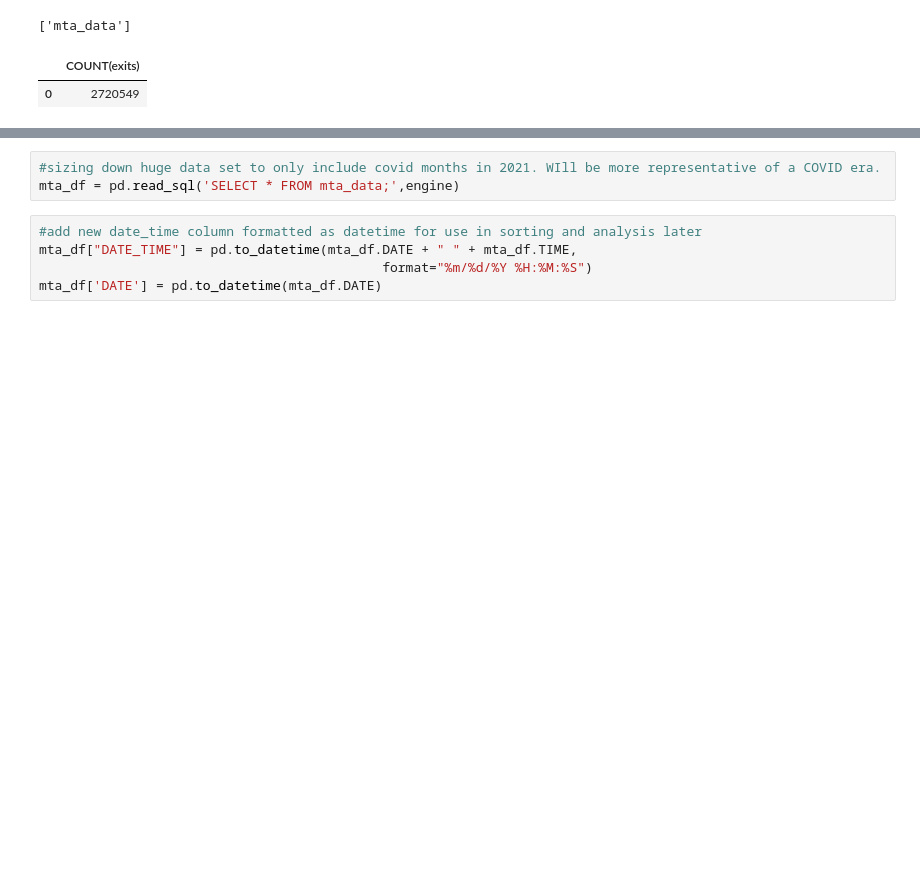
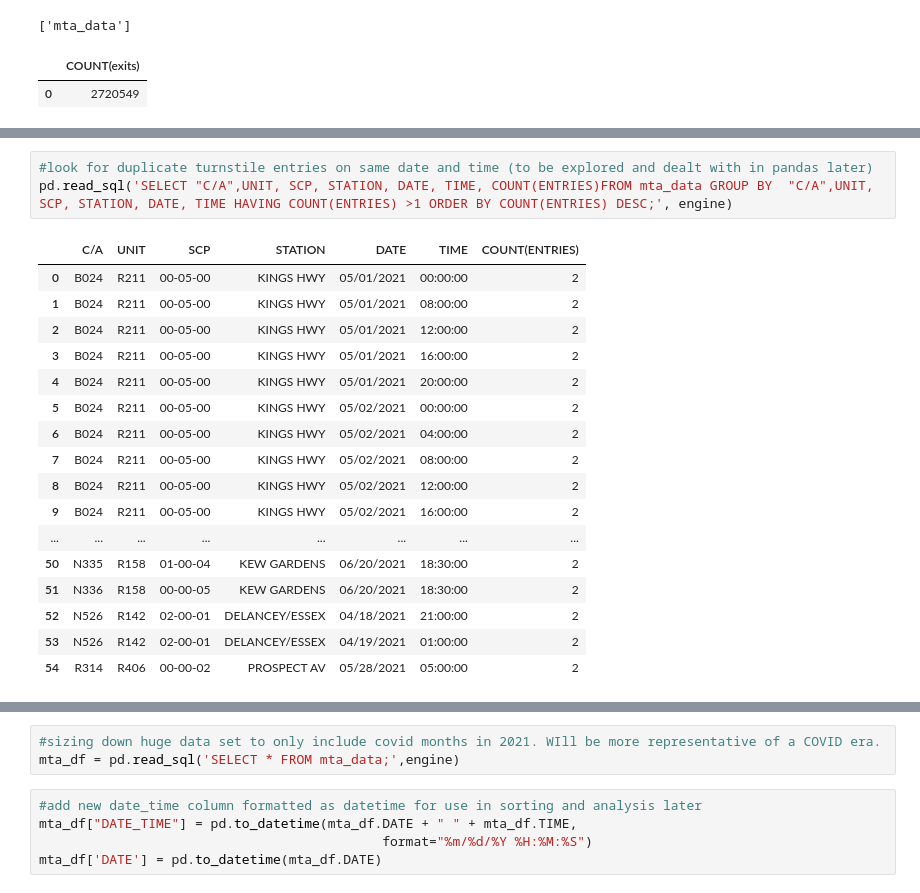
Before and after one commit to braden-taack/Metis_EDA_Project, a Jupyter notebook: EDA_Notebook.ipynb, the cells around one changed output, grey strips where cells are left out. Saved outputs shown, nothing was run; the diff lists cells and outputs as text; blank space fills up the shorter version.

```diff
--- a/EDA_Notebook.ipynb
+++ b/EDA_Notebook.ipynb
@@ -25,0 +32,21 @@ pd.read_sql('SELECT COUNT(exits) FROM mta_data LIMIT 30;', engine)
+# %%
+#look for duplicate turnstile entries on same date and time (to be explored and dealt with in pandas later)
+pd.read_sql('SELECT "C/A",UNIT, SCP, STATION, DATE, TIME, COUNT(ENTRIES)FROM mta_data GROUP BY  "C/A",UNIT, SCP, STATION, DATE, TIME HAVING COUNT(ENTRIES) >1 ORDER BY COUNT(ENTRIES) DESC;', engine)
+# %% [output]
+|  | C/A | UNIT | SCP | STATION | DATE | TIME | COUNT(ENTRIES) |
+| 0 | B024 | R211 | 00-05-00 | KINGS HWY | 05/01/2021 | 00:00:00 | 2 |
+| 1 | B024 | R211 | 00-05-00 | KINGS HWY | 05/01/2021 | 08:00:00 | 2 |
+| 2 | B024 | R211 | 00-05-00 | KINGS HWY | 05/01/2021 | 12:00:00 | 2 |
+| 3 | B024 | R211 | 00-05-00 | KINGS HWY | 05/01/2021 | 16:00:00 | 2 |
+| 4 | B024 | R211 | 00-05-00 | KINGS HWY | 05/01/2021 | 20:00:00 | 2 |
+| 5 | B024 | R211 | 00-05-00 | KINGS HWY | 05/02/2021 | 00:00:00 | 2 |
+| 6 | B024 | R211 | 00-05-00 | KINGS HWY | 05/02/2021 | 04:00:00 | 2 |
+| 7 | B024 | R211 | 00-05-00 | KINGS HWY | 05/02/2021 | 08:00:00 | 2 |
+| 8 | B024 | R211 | 00-05-00 | KINGS HWY | 05/02/2021 | 12:00:00 | 2 |
+| 9 | B024 | R211 | 00-05-00 | KINGS HWY | 05/02/2021 | 16:00:00 | 2 |
+| ... | ... | ... | ... | ... | ... | ... | ... |
+| 50 | N335 | R158 | 01-00-04 | KEW GARDENS | 06/20/2021 | 18:30:00 | 2 |
+| 51 | N336 | R158 | 00-00-05 | KEW GARDENS | 06/20/2021 | 18:30:00 | 2 |
+| 52 | N526 | R142 | 02-00-01 | DELANCEY/ESSEX | 04/18/2021 | 21:00:00 | 2 |
+| 53 | N526 | R142 | 02-00-01 | DELANCEY/ESSEX | 04/19/2021 | 01:00:00 | 2 |
+| 54 | R314 | R406 | 00-00-02 | PROSPECT AV | 05/28/2021 | 05:00:00 | 2 |
```
Also changed, not shown: parts of 3 cells of this notebook.
